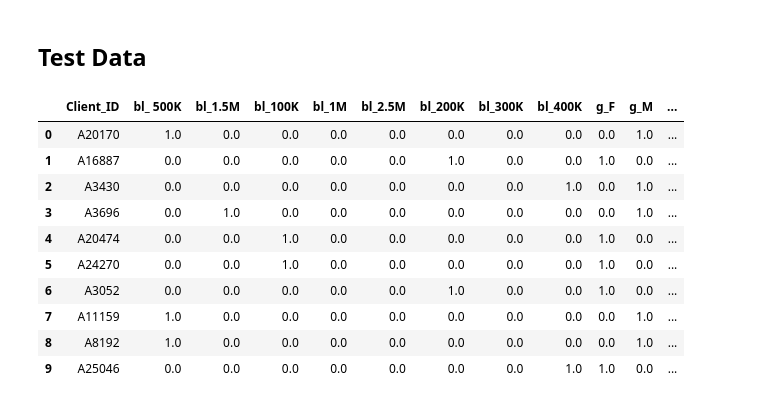
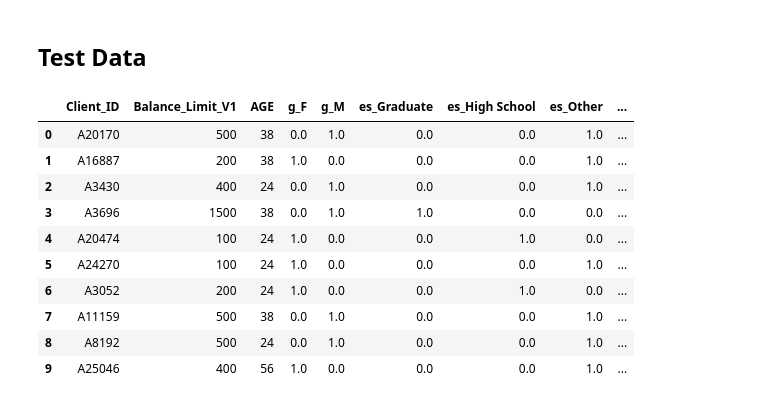
Before and after one commit to JanithGan/Data-Storm, a Jupyter notebook: 02-16/Preprocess.ipynb, the cells around one changed output. Cells and saved outputs as stored; diff of their text form; code cells hidden in the pictures.

Commit message:
Label Encoding Added

```diff
--- a/02-16/Preprocess.ipynb
+++ b/02-16/Preprocess.ipynb
@@ -43,7 +43,9 @@ train_data.head(10)
 paid_amt_list =['PAID_AMT_JULY', 'PAID_AMT_AUG', 'PAID_AMT_SEP', 'PAID_AMT_OCT', 'PAID_AMT_NOV', 'PAID_AMT_DEC']
 due_amt_list = ['DUE_AMT_JULY','DUE_AMT_AUG', 'DUE_AMT_SEP', 'DUE_AMT_OCT', 'DUE_AMT_NOV', 'DUE_AMT_DEC']
 pay_list = ['PAY_JULY', 'PAY_AUG', 'PAY_SEP', 'PAY_OCT', 'PAY_NOV', 'PAY_DEC']
-di = {'100K':'100','200K':'200','300K':'300','400K':'400',' 500K':'500','1M':'1000','1.5M':'1500','2.5M':'2500'}
+
+di_balance = {'100K':'100','200K':'200','300K':'300','400K':'400',' 500K':'500','1M':'1000','1.5M':'1500','2.5M':'2500'}
+di_age = {'Less than 30':'24', '31-45':'38','46-65':'56' , 'More than 65': '73'}
 # %% [markdown]
 ## Training Data
 # %%
@@ -74,6 +76,14 @@ def apply_mean_train(column_list, name):
     mean_col = pd.DataFrame(pro_train[column_list].mean(axis=1), columns=[name])
     pro_train.drop(column_list, axis=1, inplace=True)
     pro_train = pro_train.join(mean_col)
+
+# Label Encoder
+def lable_values_train(column_name, dictionery):
+    global pro_train
+    pro_train.replace({column_name: dictionery}, inplace=True)
+    mod_col = pro_train[[column_name]]
+    pro_train.drop([column_name], axis=1, inplace=True)
+    return mod_col
 # %%
 # Reformating Data Frame
 def_col = pro_train.NEXT_MONTH_DEFAULT
@@ -135,6 +146,14 @@ def one_hot_encode_test(field_name, tag):
     fields.set_axis(headers, axis=1, inplace=True)
     pro_test.drop([field_name], axis=1, inplace=True)
     pro_test = fields.join(pro_test)
+
+# Label Encoder
+def lable_values_train(column_name, dictionery):
+    global pro_test
+    pro_test.replace({column_name: dictionery}, inplace=True)
+    mod_col = pro_test[[column_name]]
+    pro_test.drop([column_name], axis=1, inplace=True)
+    return mod_col
 
 # PCA
 def apply_pca_test(pca, column_list, name):
@@ -153,46 +172,47 @@ def apply_mean_test(column_list, name):
 # %%
 # Reformating Data Frame
 id_col = pd.DataFrame(pro_test.Client_ID)
-
-# pro_test.replace({"Balance_Limit_V1": di}, inplace=True)
-# balance_limit_col = pd.DataFrame(pro_test.Balance_Limit_V1)
-# pro_test.drop(['Balance_Limit_V1'], axis=1, inplace=True)
-
 pro_test.drop(['Client_ID'], axis=1, inplace=True)
 
+# Apply Labal Encoding
+balance_limit_col = lable_values_train('Balance_Limit_V1', di_balance)
+age_col = lable_values_train('AGE', di_age)
+
 # Apply One Hot Encoding
-age_f = one_hot_encode_test('AGE', 'age')
-marital_f = one_hot_encode_test('MARITAL_STATUS', 'ms')
-education_f = one_hot_encode_test('EDUCATION_STATUS', 'es')
-gender_f = one_hot_encode_test('Gender','g')
-balance_limit_f = one_hot_encode_test('Balance_Limit_V1','bl')
+one_hot_encode_test('MARITAL_STATUS', 'ms')
+one_hot_encode_test('EDUCATION_STATUS', 'es')
+one_hot_encode_test('Gender','g')
+# one_hot_encode_test('AGE', 'age')
+# one_hot_encode_test('Balance_Limit_V1','bl')
 
-# pro_test = balance_limit_col.join(pro_test)
-pro_test = id_col.join(pd.DataFrame(pro_test))
+pro_test = age_col.join(pro_test)
+pro_test = balance_limit_col.join(pro_test)
+pro_test = id_col.join(pro_test)
 
 # Apply PCA
 apply_pca_test(pca1, paid_amt_list, 'Paid_AMT')
 apply_pca_test(pca2, due_amt_list, 'Due_AMT')
-apply_pca_test(pca3, ['Paid_AMT', 'Due_AMT'], 'Paid_Due')
-apply_pca_test(pca4, pay_list, 'Pay')
+# apply_pca_test(pca3, ['Paid_AMT', 'Due_AMT'], 'Paid_Due')
+# apply_pca_test(pca4, pay_list, 'Pay')
 
-# Apply Mean
+# Apply Mean Fill
 # apply_mean_test(paid_amt_list, 'Paid_AMT')
 # apply_mean_test(due_amt_list, 'Due_AMT')
+# apply_pca_test(pca3, ['Paid_AMT', 'Due_AMT'], 'Paid_Due')
 # apply_mean_test(pay_list, 'Pay')
 
 # Uploading to a CSV
 pro_test.to_csv('Data/Processed_Testset.csv', index=None)
 pro_test.head(10)
 # %% [output]
-|  | Client_ID | bl_ 500K | bl_1.5M | bl_100K | bl_1M | bl_2.5M | bl_200K | bl_300K | bl_400K | g_F | g_M | ... |
-| 0 | A20170 | 1.0 | 0.0 | 0.0 | 0.0 | 0.0 | 0.0 | 0.0 | 0.0 | 0.0 | 1.0 | ... |
-| 1 | A16887 | 0.0 | 0.0 | 0.0 | 0.0 | 0.0 | 1.0 | 0.0 | 0.0 | 1.0 | 0.0 | ... |
-| 2 | A3430 | 0.0 | 0.0 | 0.0 | 0.0 | 0.0 | 0.0 | 0.0 | 1.0 | 0.0 | 1.0 | ... |
-| 3 | A3696 | 0.0 | 1.0 | 0.0 | 0.0 | 0.0 | 0.0 | 0.0 | 0.0 | 0.0 | 1.0 | ... |
-| 4 | A20474 | 0.0 | 0.0 | 1.0 | 0.0 | 0.0 | 0.0 | 0.0 | 0.0 | 1.0 | 0.0 | ... |
-| 5 | A24270 | 0.0 | 0.0 | 1.0 | 0.0 | 0.0 | 0.0 | 0.0 | 0.0 | 1.0 | 0.0 | ... |
-| 6 | A3052 | 0.0 | 0.0 | 0.0 | 0.0 | 0.0 | 1.0 | 0.0 | 0.0 | 1.0 | 0.0 | ... |
-| 7 | A11159 | 1.0 | 0.0 | 0.0 | 0.0 | 0.0 | 0.0 | 0.0 | 0.0 | 0.0 | 1.0 | ... |
-| 8 | A8192 | 1.0 | 0.0 | 0.0 | 0.0 | 0.0 | 0.0 | 0.0 | 0.0 | 0.0 | 1.0 | ... |
-| 9 | A25046 | 0.0 | 0.0 | 0.0 | 0.0 | 0.0 | 0.0 | 0.0 | 1.0 | 1.0 | 0.0 | ... |
+|  | Client_ID | Balance_Limit_V1 | AGE | g_F | g_M | es_Graduate | es_High School | es_Other | ... |
+| 0 | A20170 | 500 | 38 | 0.0 | 1.0 | 0.0 | 0.0 | 1.0 | ... |
+| 1 | A16887 | 200 | 38 | 1.0 | 0.0 | 0.0 | 0.0 | 1.0 | ... |
+| 2 | A3430 | 400 | 24 | 0.0 | 1.0 | 0.0 | 0.0 | 1.0 | ... |
+| 3 | A3696 | 1500 | 38 | 0.0 | 1.0 | 1.0 | 0.0 | 0.0 | ... |
+| 4 | A20474 | 100 | 24 | 1.0 | 0.0 | 0.0 | 1.0 | 0.0 | ... |
+| 5 | A24270 | 100 | 24 | 1.0 | 0.0 | 0.0 | 0.0 | 1.0 | ... |
+| 6 | A3052 | 200 | 24 | 1.0 | 0.0 | 0.0 | 1.0 | 0.0 | ... |
+| 7 | A11159 | 500 | 38 | 0.0 | 1.0 | 0.0 | 0.0 | 1.0 | ... |
+| 8 | A8192 | 500 | 24 | 0.0 | 1.0 | 0.0 | 0.0 | 1.0 | ... |
+| 9 | A25046 | 400 | 56 | 1.0 | 0.0 | 0.0 | 0.0 | 1.0 | ... |
```
Also changed, not shown: parts of 2 cells of this notebook, 4 other files.
